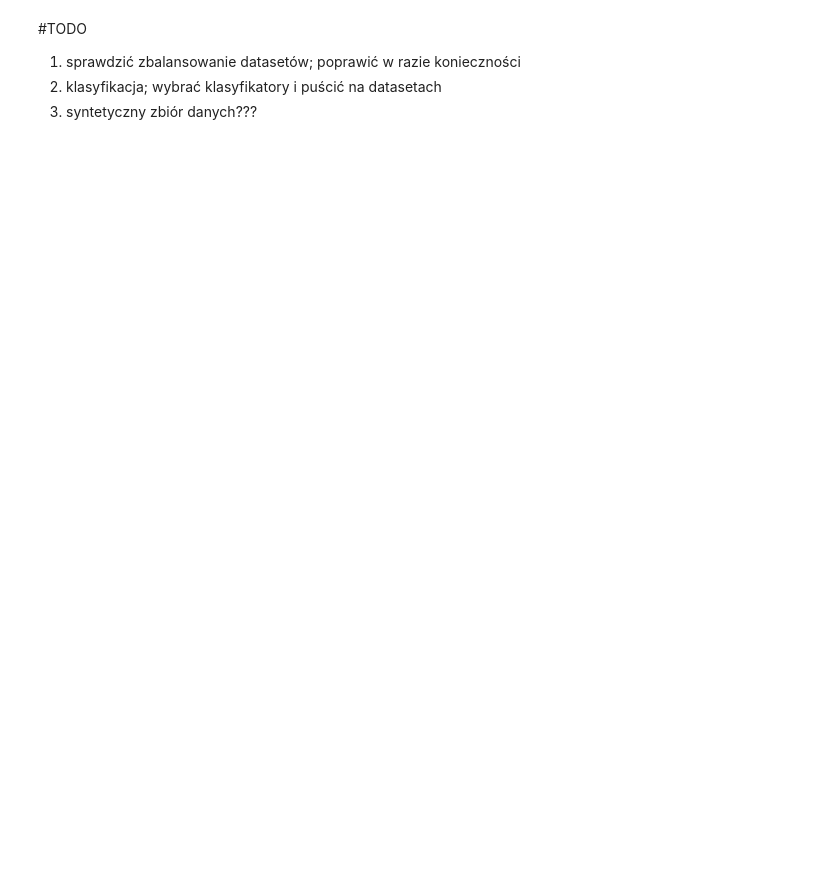
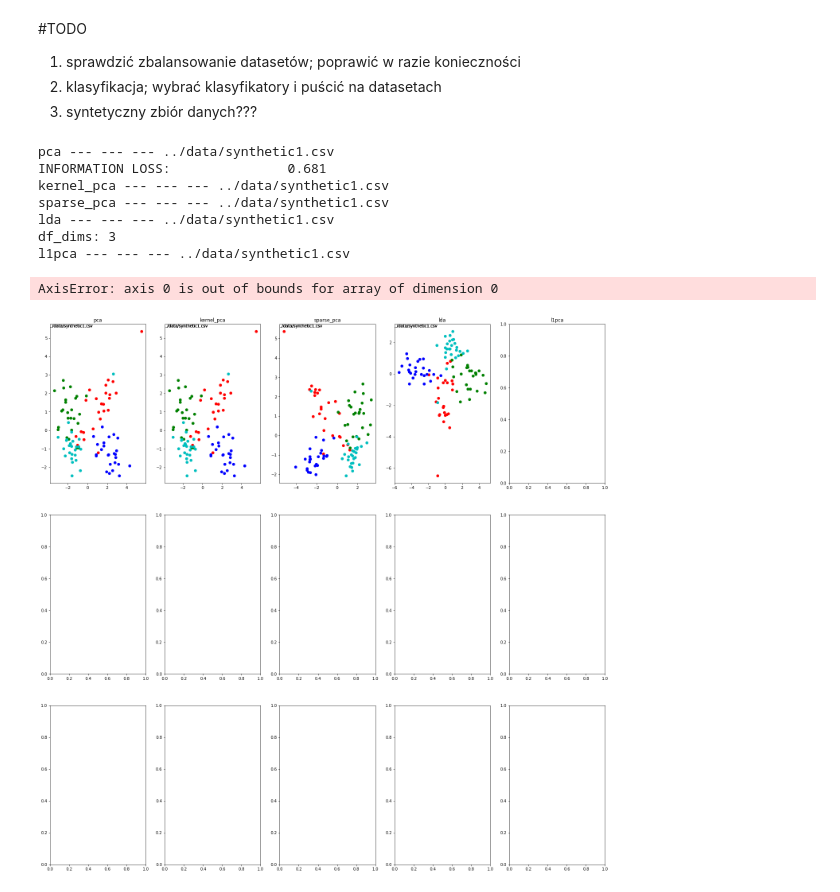
Before and after one commit to PawelLawrynowicz/classification-pca, a Jupyter notebook: src/pca_classification.ipynb, the cells around one changed output. Drawn from its saved outputs; the diff is of its cells as text; code cells hidden in the pictures; blank space fills up the shorter version.

```diff
--- a/src/pca_classification.ipynb
+++ b/src/pca_classification.ipynb
@@ -74,14 +82,15 @@ SONAR_PATH = '../data/sonar.csv'
 SPAM_PATH = '../data/spam.csv'
 SMOKING_PATH = '../data/smoking.csv'
 
-dataset_paths = [SYNTHETIC_PATH1, SYNTHETIC_PATH2, SYNTHETIC_PATH3] #SMOKING_PATH, SONAR_PATH, HR_PATH]
+dataset_paths = [SYNTHETIC_PATH1, SYNTHETIC_PATH2, SYNTHETIC_PATH3] #[BREAST_PATH, SONAR_PATH, HR_PATH]
 
 methods = {
     'pca': pca_transform,
-    #'kernel_pca': kernel_pca_transform,
+    'kernel_pca': kernel_pca_transform,
     'sparse_pca': sparse_pca_transform,
-    'lda': lda_transform
-} # l1pca
+    'lda': lda_transform,
+    'l1pca': l1pca,
+}
 
 clfs = {
     'GNB': GaussianNB(),
@@ -183,7 +192,6 @@ genSyntheticDataset(n_features=20, n_informative=2, n_redundant=2, n_repeated=2,
 genSyntheticDataset(n_features=40, n_informative=5, n_redundant=10, n_repeated=5, n_classes=10, dataset_id=2)
 genSyntheticDataset(n_features=60, n_informative=10, n_redundant=20, n_repeated=10, n_classes=2, dataset_id=3)
 # %%
-
 def draw_plots(dimensions):
 
     if(dimensions==3):
@@ -196,38 +204,51 @@ def draw_plots(dimensions):
     for row, path in enumerate(dataset_paths):
         dataset = pd.read_csv(path)
         targets = dataset[dataset.columns[-1]].unique()
-        colors = ['r', 'b', 'g']
+        colors = ['r', 'b', 'g', 'c', 'm', 'y', 'k', 'burlywood', 'chartreuse', 'crimson']
 
         lda_max_dims = len(targets) - 1
 
         for column, method in enumerate(methods):
             if row == 0:
                 axs[row,column].set_title(method)
 
             print(f"{method} --- --- --- {path}")
 
             if method == 'lda':
                 df_dims = lda_max_dims
+                print("df_dims:", df_dims)
             else:
                 df_dims = dimensions
 
             components = ([f'principal component {i+1}' for i in range(df_dims)])
 
             dataframe = pd.DataFrame(data = methods[method](path, df_dims), columns=components)
 
             for (target, color) in zip(targets,colors):
 
                 plt.text(0, 1, path, ha='left', va='top', transform=axs[row, column].transAxes)
 
                 indicesToKeep = pd.read_csv(path)[dataset.columns[-1]] == target
                 if df_dims == 1:
                     x = dataframe.loc[indicesToKeep, 'principal component 1']
                     axs[row, column].scatter(x = x, y = np.zeros_like(x), c = color, s = 40)
-                elif df_dims == 2:
+                else:
                     axs[row, column].scatter(x = dataframe.loc[indicesToKeep, 'principal component 1'], y = dataframe.loc[indicesToKeep, 'principal component 2'], c = color, s = 40)
-                elif df_dims == 3:
-                    axs[row, column].scatter(xs = dataframe.loc[indicesToKeep, 'principal component 1'], ys = dataframe.loc[indicesToKeep, 'principal component 2'], zs = dataframe.loc[indicesToKeep, 'principal component 3'], c = color, s = 40)
+                # elif df_dims == 3:
+                #     axs[row, column].scatter(xs = dataframe.loc[indicesToKeep, 'principal component 1'], ys = dataframe.loc[indicesToKeep, 'principal component 2'], zs = dataframe.loc[indicesToKeep, 'principal component 3'], c = color, s = 40)
 
     ax_args = {chr(ord('x')+i) + 'label' : 'Principal Component ' + str(i+1) for i in range(0, dimensions)}
     for ax in axs.flat:
         ax.set(**ax_args)
+
+draw_plots(2)
+# %% [output]
+pca --- --- --- ../data/synthetic1.csv
+INFORMATION LOSS:               0.681
+kernel_pca --- --- --- ../data/synthetic1.csv
+sparse_pca --- --- --- ../data/synthetic1.csv
+lda --- --- --- ../data/synthetic1.csv
+df_dims: 3
+l1pca --- --- --- ../data/synthetic1.csv
+AxisError: axis 0 is out of bounds for array of dimension 0
+[figure, added]
```
Also changed, not shown: parts of 12 cells of this notebook, 36 other files.
